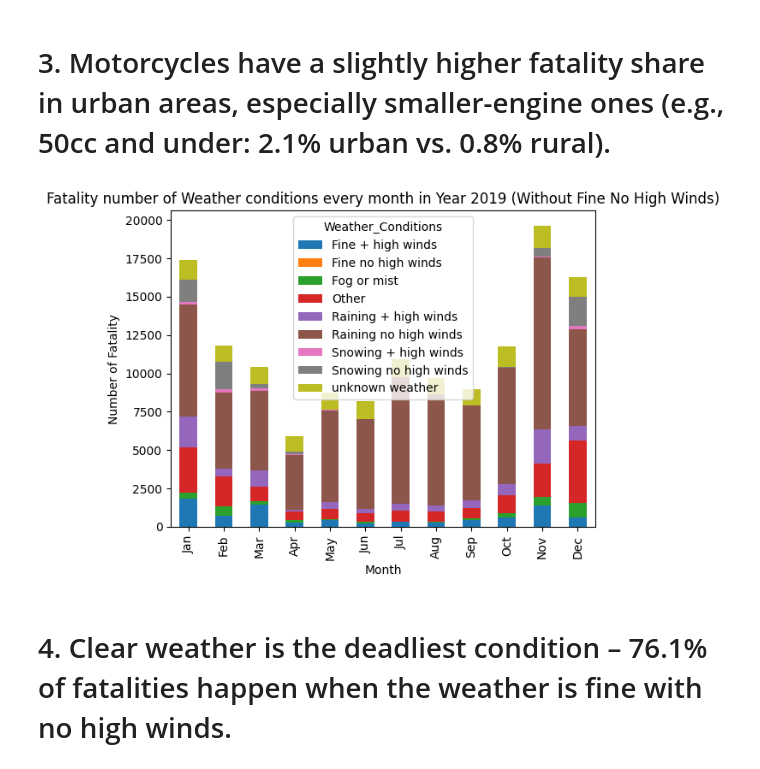
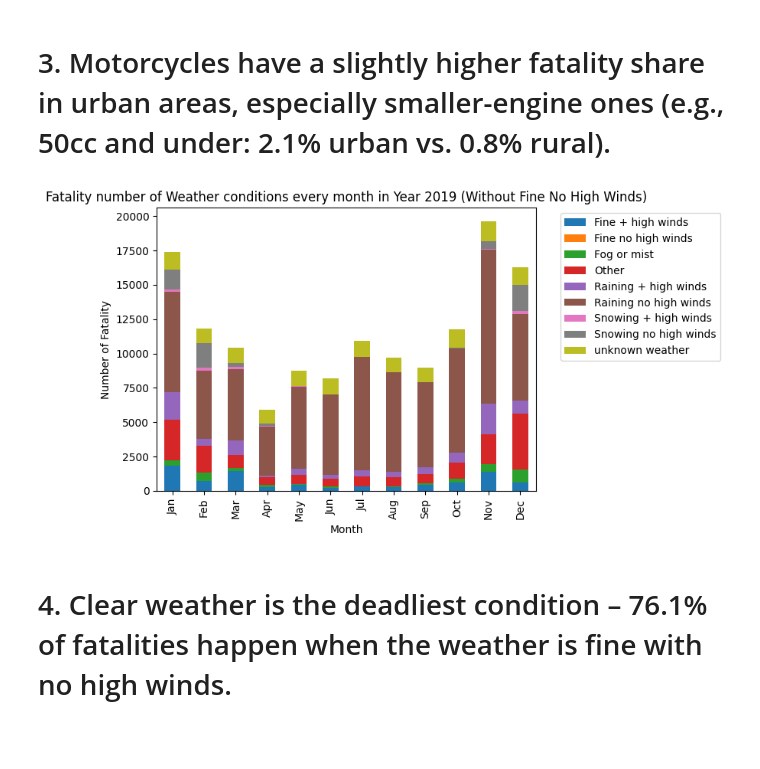
Before and after one commit to anonymouseritsi/ITD-3B, a Jupyter notebook: activity4.ipynb, the cells around one changed output. Saved outputs shown, nothing was run; the diff lists cells and outputs as text; code cells hidden in the pictures; blank space fills up the shorter version.

```diff
--- a/activity4.ipynb
+++ b/activity4.ipynb
@@ -362,18 +364,20 @@ month_weather19_exluded = exclude_weather.groupby(['Month','Weather_Conditions']
 # %%
 month_weather19_exluded = exclude_weather.groupby(['Month','Weather_Conditions']).size().unstack()
 
 months_name = {
     1:"Jan", 2:"Feb",3:"Mar",4:"Apr",5:"May",6:"Jun",7:"Jul",8:"Aug",9:"Sep",10:"Oct",11:"Nov",12:"Dec"
 }
 
 month_weather19_exluded.index = month_weather19_exluded.index.map(months_name)
 month_weather19_exluded.plot(kind='bar',stacked=True)
 plt.title('Fatality number of Weather conditions every month in Year 2019 (Without Fine No High Winds)')
 plt.xlabel('Month')
 plt.ylabel('Number of Fatality')
+plt.legend(bbox_to_anchor=(1.05,1),loc='upper left')
+
 plt.show()
 # %% [output]
-[figure, old version]
+[figure, new version]
 # %% [markdown]
 <h1>4. Clear weather is the deadliest condition – 76.1% of fatalities happen when the weather is fine with no high winds.</h1>
 # %% [markdown]
```
Also changed, not shown: parts of 15 cells of this notebook.
